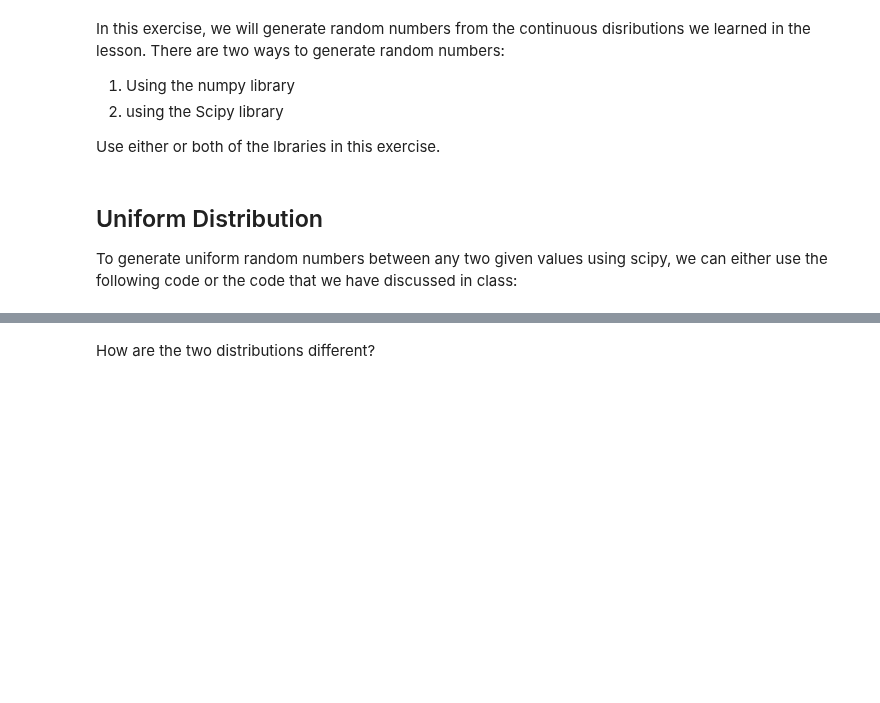
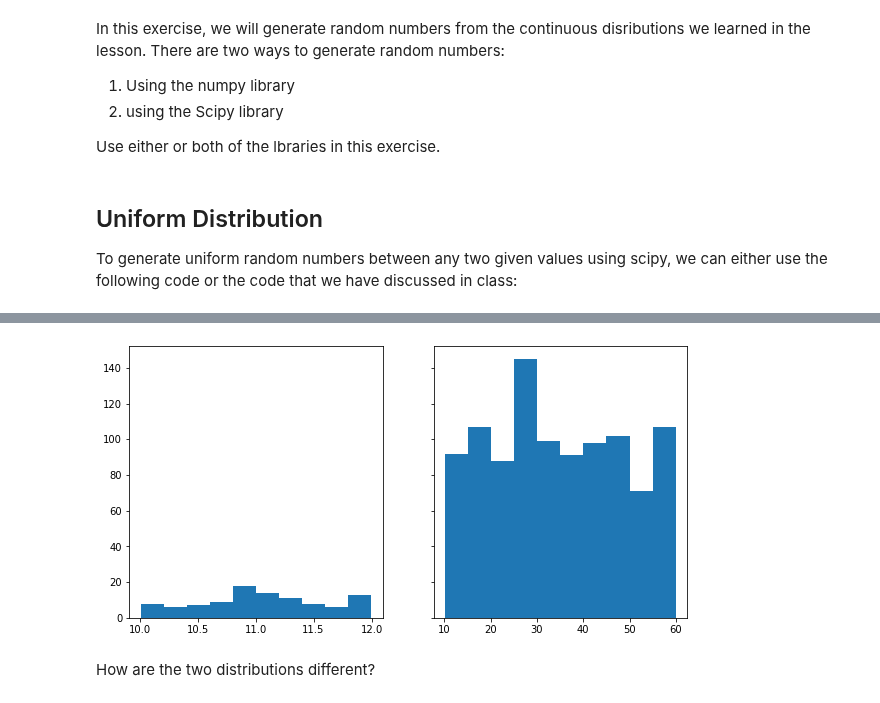
Before and after one commit to ta-data-lis/lab-probability-distributions, a Jupyter notebook: your-code/continuous.ipynb, the cells around one changed output, grey strips where cells are left out. Saved outputs shown, nothing was run; the diff lists cells and outputs as text; code cells hidden in the pictures; blank space fills up the shorter version.

```diff
--- a/your-code/continuous.ipynb
+++ b/your-code/continuous.ipynb
@@ -46,0 +56,8 @@ Your output should look like below:
+# %%
+def uniform_function(bottom, ceiling, count):
+    x = uniform.rvs(size = count)
+    randoms  = bottom + (ceiling-bottom)*x
+    return randoms
+# %%
+uniform1 = uniform_function(10, 12, 100)
+uniform2 = uniform_function(10, 60, 1000)
@@ -47,2 +87,14 @@ Your output should look like below:
+# %%
+x1 = uniform1
+x2 = uniform2
+
+fig, axs = plt.subplots(1,2, sharey=True, figsize=(10,5))
+
+#histogram's number of bins be 10
+axs[0].hist(x1, bins=10)
+axs[1].hist(x2, bins=10)
+plt.show()
+# %% [output]
+[figure, added]
 # %% [markdown]
 How are the two distributions different?
```
Also changed, not shown: parts of 31 cells of this notebook.
